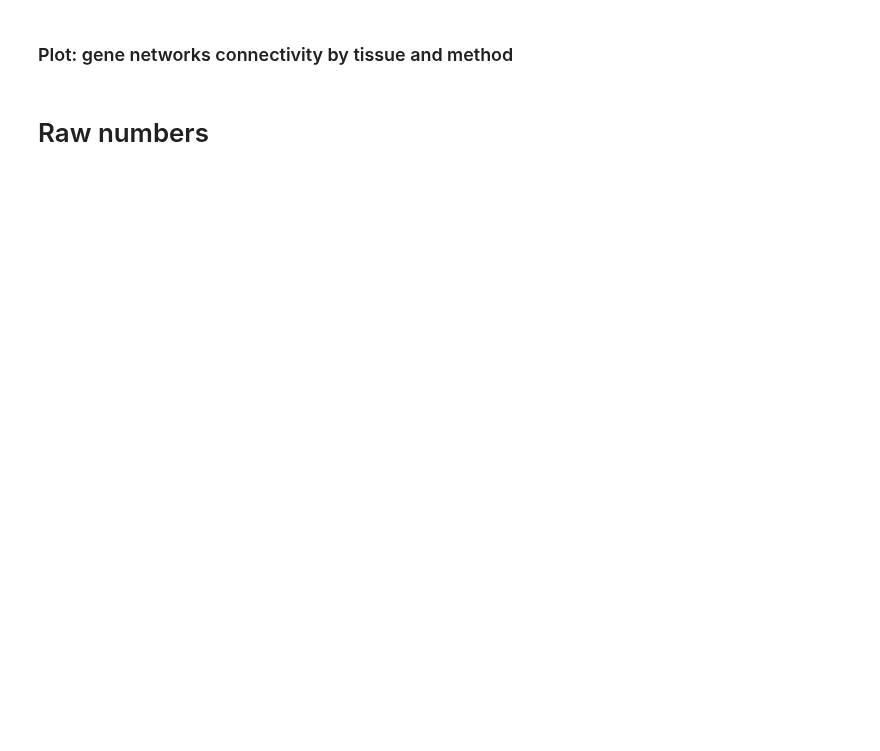
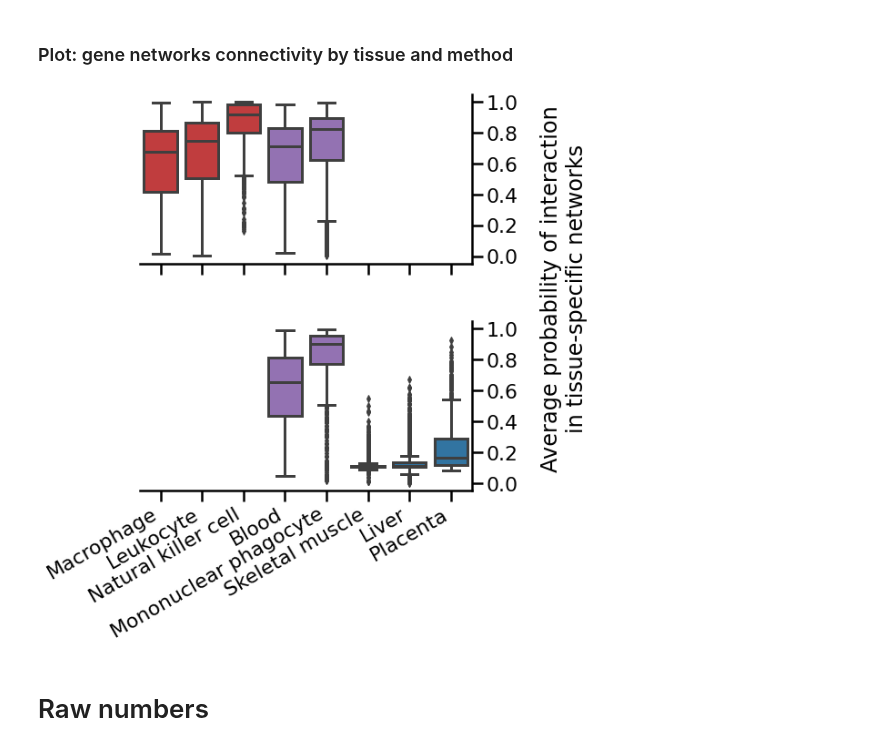
Before and after one commit to greenelab/ccc, a Jupyter notebook: nbs/others/ismb2022/03_10-giant-summarize_tissue_predictions.ipynb, the cells around one changed output. Cells and saved outputs as stored; diff of their text form; code cells hidden in the pictures; blank space fills up the shorter version.

```diff
--- a/nbs/others/ismb2022/03_10-giant-summarize_tissue_predictions.ipynb
+++ b/nbs/others/ismb2022/03_10-giant-summarize_tissue_predictions.ipynb
@@ -472,35 +659,37 @@ with sns.plotting_context("poster", font_scale=1.0):
 # %%
 with sns.plotting_context("poster", font_scale=1.0):
     g = sns.FacetGrid(
         conn_data,
         row="subset",
         sharex=True,
         sharey=True,
-        height=2.0,
-        aspect=2.1,
+        height=4.0,
+        aspect=1.8,
     )
     g.map(sns.boxplot, "tissue", "weight", order=tissues_order, palette=tissue_colors)
     g.set_xticklabels(rotation=30, ha="right")
-    g.set_axis_labels(PREDICTED_TISSUE_LABEL, "")
+    # g.set_axis_labels(PREDICTED_TISSUE_LABEL, "")
+    g.set_axis_labels("", "")
 
     g.set_titles(row_template="")
 
     for ax in g.axes:
         ax = ax[0]
         sns.despine(ax=ax, left=True, right=False)
         ax.yaxis.tick_right()
         ax.yaxis.set_label_position("right")
 
-    g.fig.text(1.10, 0.25, AVG_PROB_INTERACTION_LABEL, rotation=90, ha="center")
-    # g.axes[2][0].set_ylabel(AVG_PROB_INTERACTION_LABEL)
+    g.fig.text(1.10, 0.20, AVG_PROB_INTERACTION_LABEL, rotation=90, ha="center")
 
     g.savefig(
-        OUTPUT_FIGURE_DIR / "top_gene_pairs-tissue_avg_weight.pdf",
+        OUTPUT_FIGURE_DIR / "top_gene_pairs-tissue_avg_weight.svg",
         bbox_inches="tight",
         dpi=300,
-        facecolor="white",
-        # transparent=True,
+        # facecolor="white",
+        transparent=True,
     )
+# %% [output]
+[figure, added]
 # %% [markdown]
 # Raw numbers
 # %%
```
Also changed, not shown: parts of 35 cells of this notebook, 1 other file.
